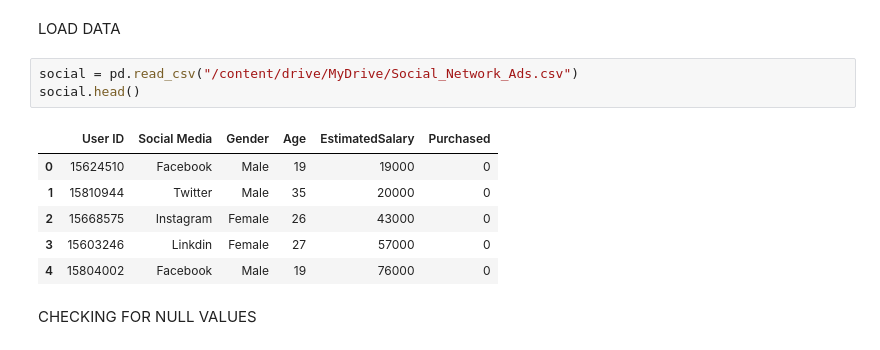
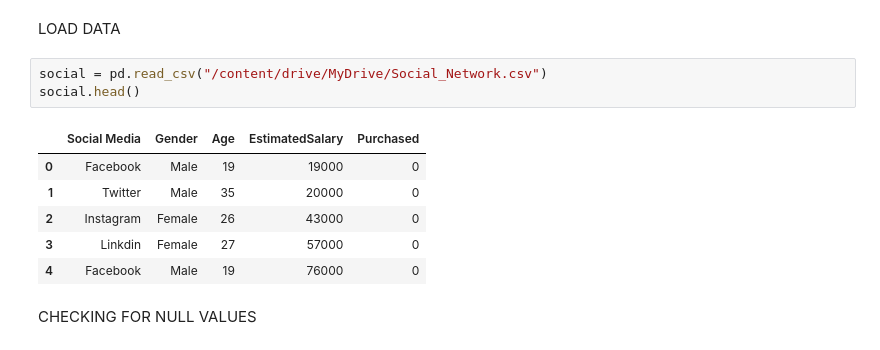
Before and after one commit to vinaydarelli/2105A42015, a Jupyter notebook: Untitled0.ipynb, the cells around one changed output. Cells and saved outputs as stored; diff of their text form.

```diff
--- a/Untitled0.ipynb
+++ b/Untitled0.ipynb
@@ -17,15 +17,15 @@ import pandas as pd
 # %% [markdown]
 LOAD DATA
 # %%
-social = pd.read_csv("/content/drive/MyDrive/Social_Network_Ads.csv")
+social = pd.read_csv("/content/drive/MyDrive/Social_Network.csv")
 social.head()
 # %% [output]
-|  | User ID | Social Media | Gender | Age | EstimatedSalary | Purchased |
-| 0 | 15624510 | Facebook | Male | 19 | 19000 | 0 |
-| 1 | 15810944 | Twitter | Male | 35 | 20000 | 0 |
-| 2 | 15668575 | Instagram | Female | 26 | 43000 | 0 |
-| 3 | 15603246 | Linkdin | Female | 27 | 57000 | 0 |
-| 4 | 15804002 | Facebook | Male | 19 | 76000 | 0 |
+|  | Social Media | Gender | Age | EstimatedSalary | Purchased |
+| 0 | Facebook | Male | 19 | 19000 | 0 |
+| 1 | Twitter | Male | 35 | 20000 | 0 |
+| 2 | Instagram | Female | 26 | 43000 | 0 |
+| 3 | Linkdin | Female | 27 | 57000 | 0 |
+| 4 | Facebook | Male | 19 | 76000 | 0 |
 # %% [markdown]
 CHECKING FOR NULL VALUES
 # %%
```
